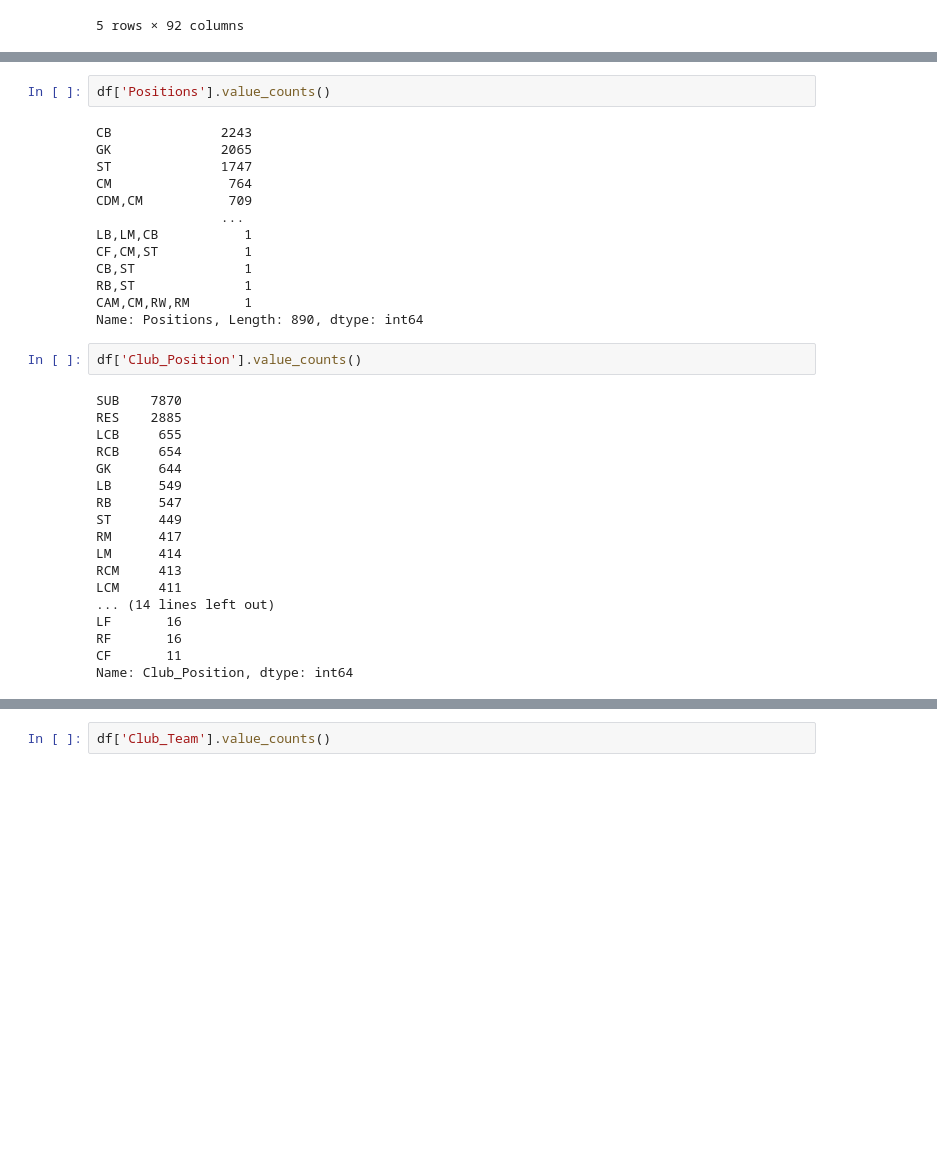
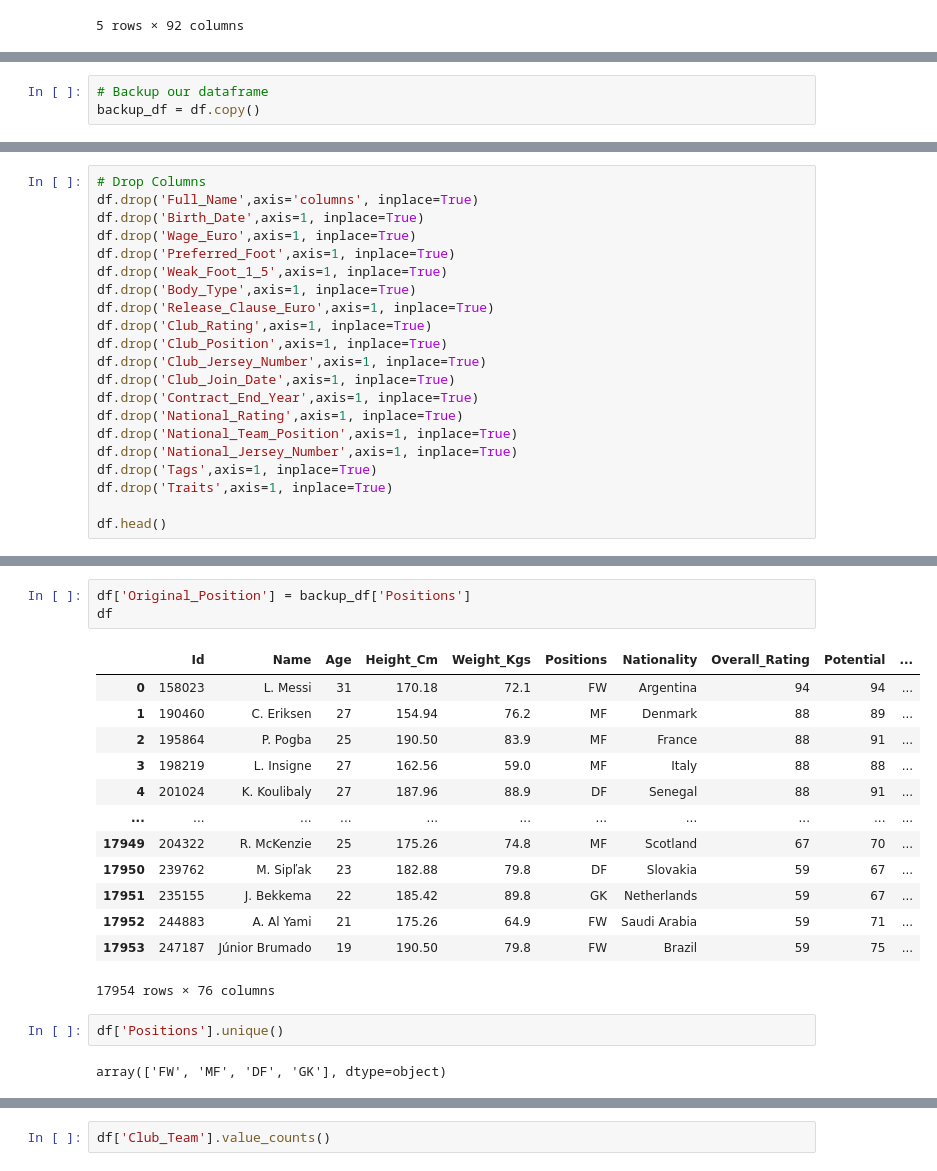
Before and after one commit to mshariqnaeem/FIFA_PlayerValue_ML, a Jupyter notebook: Ciano_FIFA_ETL_Changes.ipynb, the cells around one changed output, grey strips where cells are left out. Cells and saved outputs as stored; diff of their text form; blank space fills up the shorter version.

```diff
--- a/Ciano_FIFA_ETL_Changes.ipynb
+++ b/Ciano_FIFA_ETL_Changes.ipynb
@@ -18,3 +39,6 @@ df.head()
+# %%
+# Backup our dataframe
+backup_df = df.copy()
 # %%
 df.info()
 # %% [output]
@@ -128,3 +134,24 @@ Index(['Id', 'Name', 'Full_Name', 'Birth_Date', 'Age', 'Height_Cm',
        'Rf', 'Rw', 'Lam', 'Cam', 'Ram', 'Lm', 'Lcm', 'Cm', 'Rcm', 'Rm', 'Lwb',
        'Ldm', 'Cdm', 'Rdm', 'Rwb', 'Lb', 'Lcb', 'Cb', 'Rcb', 'Rb'],
       dtype='object')
+# %%
+# Drop Columns
+df.drop('Full_Name',axis='columns', inplace=True)
+df.drop('Birth_Date',axis=1, inplace=True)
+df.drop('Wage_Euro',axis=1, inplace=True)
+df.drop('Preferred_Foot',axis=1, inplace=True)
+df.drop('Weak_Foot_1_5',axis=1, inplace=True)
+df.drop('Body_Type',axis=1, inplace=True)
+df.drop('Release_Clause_Euro',axis=1, inplace=True)
+df.drop('Club_Rating',axis=1, inplace=True)
+df.drop('Club_Position',axis=1, inplace=True)
+df.drop('Club_Jersey_Number',axis=1, inplace=True)
+df.drop('Club_Join_Date',axis=1, inplace=True)
+df.drop('Contract_End_Year',axis=1, inplace=True)
+df.drop('National_Rating',axis=1, inplace=True)
+df.drop('National_Team_Position',axis=1, inplace=True)
+df.drop('National_Jersey_Number',axis=1, inplace=True)
+df.drop('Tags',axis=1, inplace=True)
+df.drop('Traits',axis=1, inplace=True)
+
+df.head()
@@ -146,35 +291,21 @@ Length: 92, dtype: int64
+# %%
+df['Original_Position'] = backup_df['Positions']
+df
+# %% [output]
+|  | Id | Name | Age | Height_Cm | Weight_Kgs | Positions | Nationality | Overall_Rating | Potential | ... |
+| 0 | 158023 | L. Messi | 31 | 170.18 | 72.1 | FW | Argentina | 94 | 94 | ... |
+| 1 | 190460 | C. Eriksen | 27 | 154.94 | 76.2 | MF | Denmark | 88 | 89 | ... |
+| 2 | 195864 | P. Pogba | 25 | 190.50 | 83.9 | MF | France | 88 | 91 | ... |
+| 3 | 198219 | L. Insigne | 27 | 162.56 | 59.0 | MF | Italy | 88 | 88 | ... |
+| 4 | 201024 | K. Koulibaly | 27 | 187.96 | 88.9 | DF | Senegal | 88 | 91 | ... |
+| ... | ... | ... | ... | ... | ... | ... | ... | ... | ... | ... |
+| 17949 | 204322 | R. McKenzie | 25 | 175.26 | 74.8 | MF | Scotland | 67 | 70 | ... |
+| 17950 | 239762 | M. Sipľak | 23 | 182.88 | 79.8 | DF | Slovakia | 59 | 67 | ... |
+| 17951 | 235155 | J. Bekkema | 22 | 185.42 | 89.8 | GK | Netherlands | 59 | 67 | ... |
+| 17952 | 244883 | A. Al Yami | 21 | 175.26 | 64.9 | FW | Saudi Arabia | 59 | 71 | ... |
+| 17953 | 247187 | Júnior Brumado | 19 | 190.50 | 79.8 | FW | Brazil | 59 | 75 | ... |
+17954 rows × 76 columns
 # %%
-df['Positions'].value_counts()
+df['Positions'].unique()
 # %% [output]
-CB              2243
-GK              2065
-ST              1747
-CM               764
-CDM,CM           709
-                ...
-LB,LM,CB           1
-CF,CM,ST           1
-CB,ST              1
-RB,ST              1
-CAM,CM,RW,RM       1
-Name: Positions, Length: 890, dtype: int64
+array(['FW', 'MF', 'DF', 'GK'], dtype=object)
-# %%
-df['Club_Position'].value_counts()
-# %% [output]
-SUB    7870
-RES    2885
-LCB     655
-RCB     654
-GK      644
-LB      549
-RB      547
-ST      449
-RM      417
-LM      414
-RCM     413
-LCM     411
-... (14 lines left out)
-LF       16
-RF       16
-CF       11
-Name: Club_Position, dtype: int64
```
Also changed, not shown: parts of 27 cells of this notebook, 3 other files.
